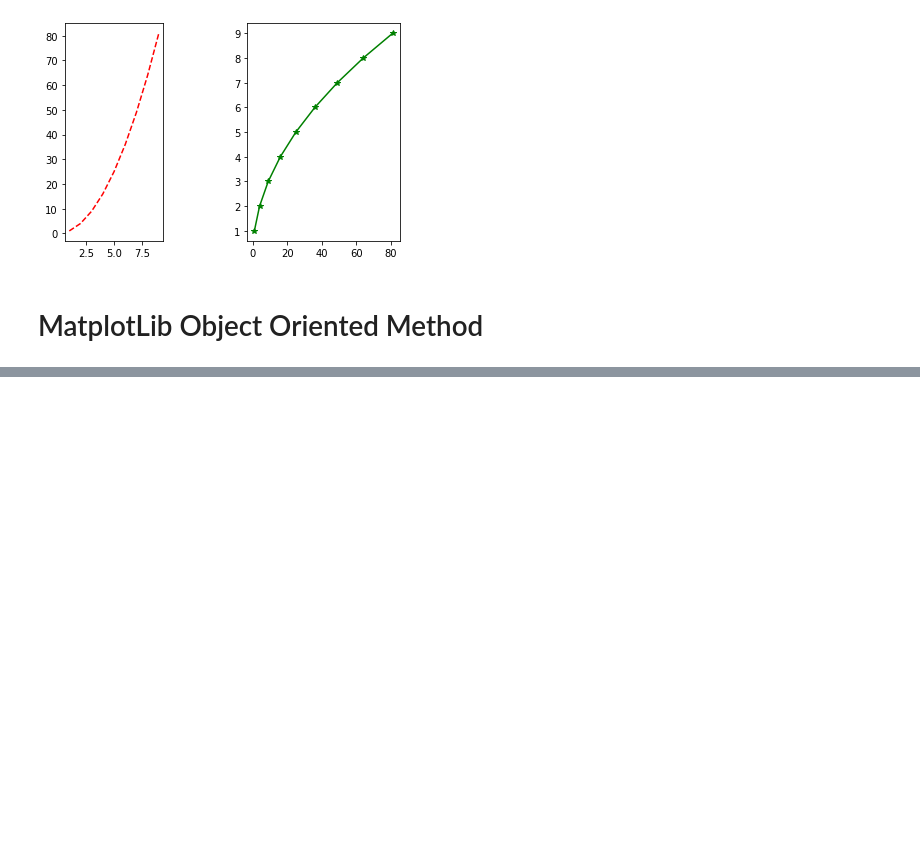
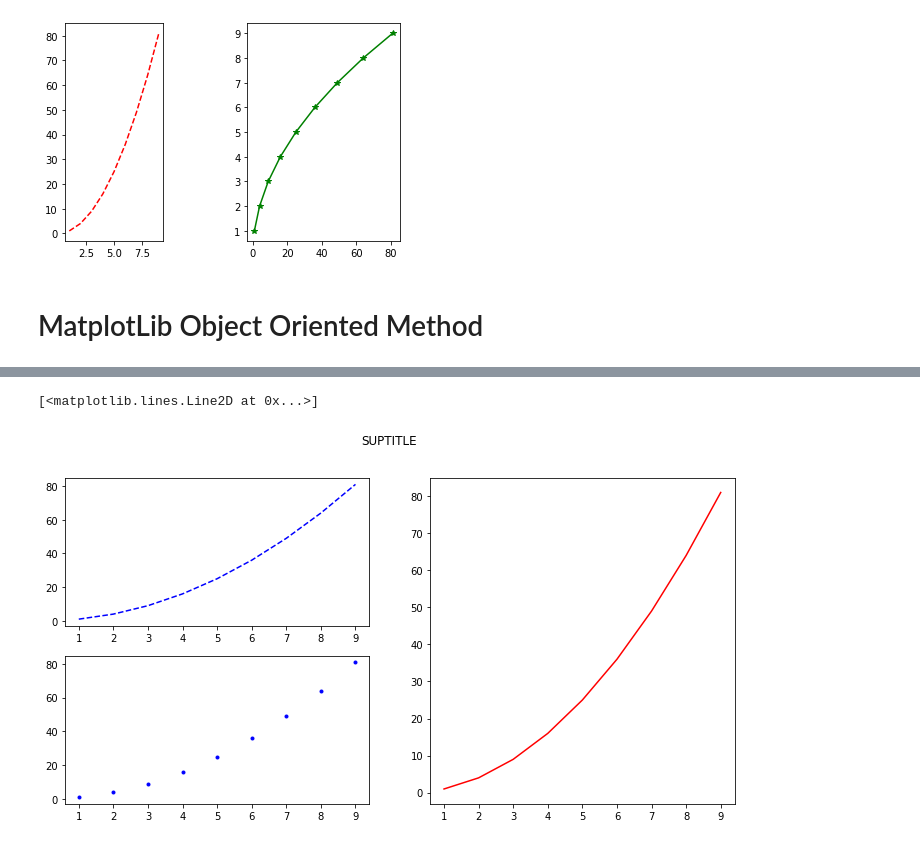
Before and after one commit to lavish299/Personal_Notes, a Jupyter notebook: MatplotLib/one.ipynb, the cells around one changed output, grey strips where cells are left out. Cells and saved outputs as stored; diff of their text form; code cells hidden in the pictures; blank space fills up the shorter version.

```diff
--- a/MatplotLib/one.ipynb
+++ b/MatplotLib/one.ipynb
@@ -32,0 +42,12 @@ plt.show()
+# %%
+fig=plt.figure(figsize=(12,6))
+fig.suptitle('SUPTITLE')
+ax1=plt.subplot(2,2,1)
+ax1.plot(x,y,'b--')
+ax2=plt.subplot(2,2,3)
+ax2.plot(x,y,'b.')
+ax3=plt.subplot(1,2,2)
+ax3.plot(x,y,'r')
+# %% [output]
+[<matplotlib.lines.Line2D at 0x...>]
+[figure, added]
```
Also changed, not shown: parts of 1 cell of this notebook.
